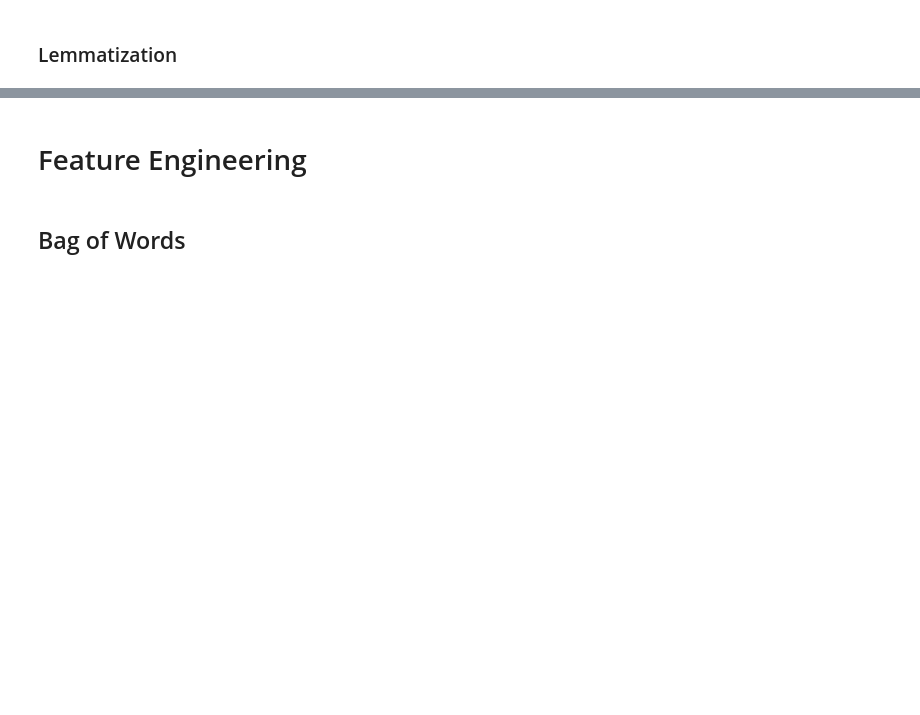
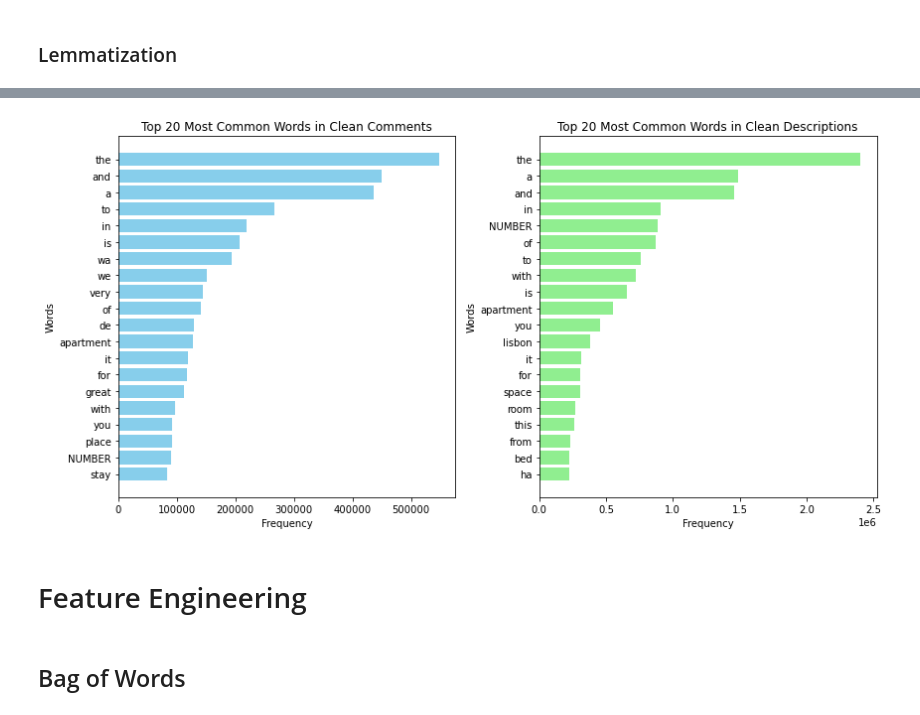
Before and after one commit to beatrizdsantosss/Text-mining-project-, a Jupyter notebook: NLP_45.ipynb, the cells around one changed output, grey strips where cells are left out. Saved outputs shown, nothing was run; the diff lists cells and outputs as text; code cells hidden in the pictures; blank space fills up the shorter version.

```diff
--- a/NLP_45.ipynb
+++ b/NLP_45.ipynb
@@ -1528,0 +1509,45 @@ test_clean['clean_description'] = test_clean['clean_description'].apply(lemmatiz
+# %%
+import pandas as pd
+from collections import Counter
+import matplotlib.pyplot as plt
+from nltk.tokenize import word_tokenize
+import nltk
+
+# Download NLTK data files (only needed once)
+nltk.download('punkt')
+
+# Assuming X_train_clean is your DataFrame
+
+# Tokenize the text and count the word frequencies for 'clean_comments'
+all_words_comments = word_tokenize(' '.join(X_train_clean['clean_comments'].astype(str)))
+word_freq_comments = Counter(all_words_comments)
+common_words_comments = word_freq_comments.most_common(20)
+words_comments, counts_comments = zip(*common_words_comments)
+
+# Tokenize the text and count the word frequencies for 'clean_description'
+all_words_description = word_tokenize(' '.join(X_train_clean['clean_description'].astype(str)))
+word_freq_description = Counter(all_words_description)
+common_words_description = word_freq_description.most_common(20)
+words_description, counts_description = zip(*common_words_description)
+
+# Create the bar plot for 'clean_comments'
+plt.figure(figsize=(12, 6))
+
+plt.subplot(1, 2, 1)
+plt.barh(words_comments, counts_comments, color='skyblue')
+plt.xlabel('Frequency')
+plt.ylabel('Words')
+plt.title('Top 20 Most Common Words in Clean Comments')
+plt.gca().invert_yaxis()  # Invert y-axis to have the highest frequency at the top
+
+# Create the bar plot for 'clean_description'
+plt.subplot(1, 2, 2)
+plt.barh(words_description, counts_description, color='lightgreen')
+plt.xlabel('Frequency')
+plt.ylabel('Words')
+plt.title('Top 20 Most Common Words in Clean Descriptions')
+plt.gca().invert_yaxis()  # Invert y-axis to have the highest frequency at the top
+
+plt.tight_layout()
+plt.show()
+# %% [output]
@@ -1529,3 +1557,4 @@ test_clean['clean_description'] = test_clean['clean_description'].apply(lemmatiz
+[figure, added]
 # %% [markdown]
 # Feature Engineering
 # %% [markdown]
```
Also changed, not shown: parts of 45 cells of this notebook.
